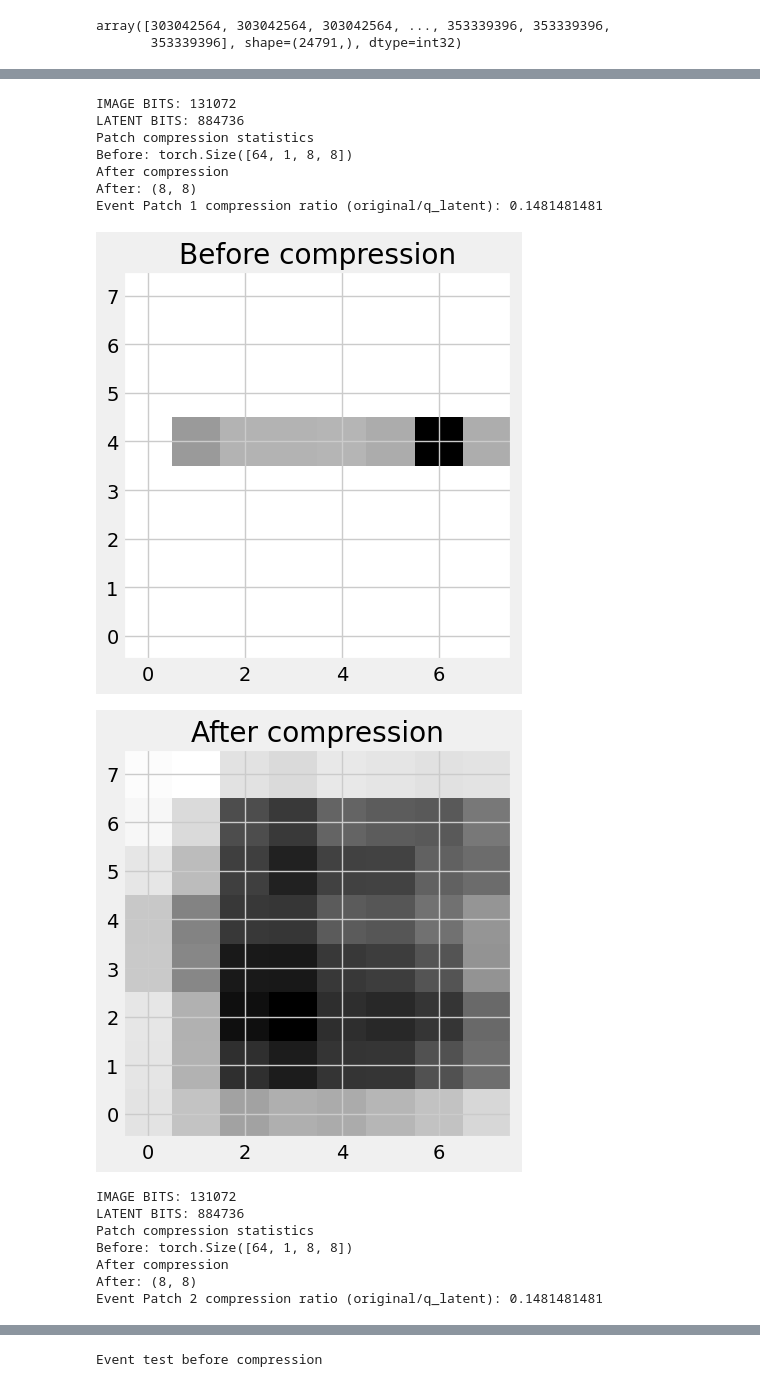
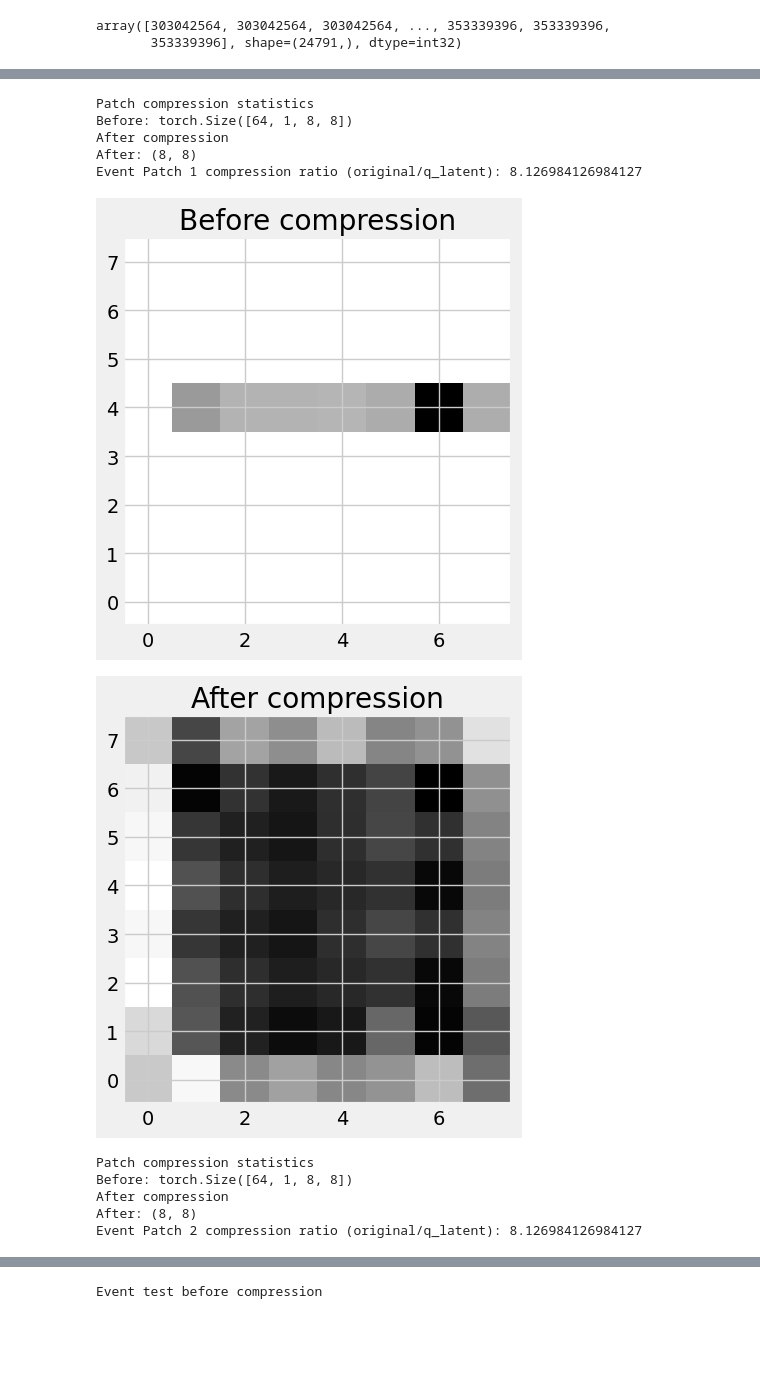
Before and after one commit to pauliusB20/vq-vae-experiments, a Jupyter notebook: cms_particle_hits/main.ipynb, the cells around one changed output, grey strips where cells are left out. Saved outputs shown, nothing was run; the diff lists cells and outputs as text; code cells hidden in the pictures; blank space fills up the shorter version.

Commit message:
[FIX] compression patch bit size

```diff
--- a/cms_particle_hits/main.ipynb
+++ b/cms_particle_hits/main.ipynb
@@ -149,7 +163,7 @@ num_epochs = 80
 channels = 1
 latent_dim = 12
 num_embeddings = 128  # Number of vectors in the codebook
-beta = 0.5 # Beta, the commitment loss weight for moving vectors closer to the cendroid
+beta = 0.75 # Beta, the commitment loss weight for moving vectors closer to the cendroid
 num_residual_hiddens = 3
 num_residual_layers = 2
 
@@ -366,7 +384,7 @@ class VQEmbedding(nn.Module):
             quantized,
             commitment_loss,
             perplexity,
-            encodings
+            encoding_indices
         )
 # %%
 class Residual(nn.Module):
@@ -661,6 +682,8 @@ X_test.shape
 torch.Size([1, 1, 8, 8])
 # %%
 model.eval()
+
+print("Compression quality measurements")
 
 with torch.no_grad():
     model = VQVAE(
@@ -682,4 +705,13 @@ with torch.no_grad():
     codebook_size = codebook.element_size() * codebook.numel()
 
     print(f"Codebook size: {len(used_codes)}")
+
+    X_test_bits = _get_bits_from_tensor(X_test)
+
+    compression_ratio = _get_compression_ratio(X_test, num_embeddings, encodings.numel())
+    print(f"Compression ratio: {compression_ratio}")
+
+    patch_bits = _get_patch_bits(num_embeddings, encodings.numel())
+    print(f"Tensor bits: {X_test_bits}")
+    print(f"Used patch bits: {patch_bits}")
 # %% [output]
@@ -770,11 +807,11 @@ for (i, event_test_loader) in enumerate(events_test_loaders):
                 recon_patch.squeeze(1)[0]
             )
 
-            compression_ratio = _get_compression_ratio(
-                image=event_patch,
-                latent=z_q,
-                precision=10
-            )
+            # compression_ratio = _get_compression_ratio(
+            #     a=event_patch,
+            #     b=z_q,
+            #     precision=10
+            # )
 
             print("Patch compression statistics")
             print(f"Before: {event_patch.shape}")
@@ -817,42 +854,38 @@ for (i, event_test_loader) in enumerate(events_test_loaders):
         event_patches_decompressed
     )
     decompressed_events.append(event_hits)
 
     print(f"Showing event_id = {event_hits.id_} statistics")
 
     event_codebooks_high = sum([perplexity > T_CODEBOOK for perplexity in perplexity_values])
     event_codebooks_low = sum([perplexity < T_CODEBOOK for perplexity in perplexity_values])
 
     print("-----------")
     print(f"Above limit: {T_CODEBOOK}, codebook count: {event_codebooks_high}")
     print(f"Lower limit: {T_CODEBOOK}, codebook count: {event_codebooks_low}")
 
     print(f"Showing decompressed vs original patches ssim:")
 
     identical_count = sum(list(map(lambda x: x > T_IDENTICAL, ssim_values)))
     similar_count = sum(list(map(lambda x: x > T_SIMILAR and x < T_IDENTICAL, ssim_values)))
     dissimilar_count = sum(list(map(lambda x: x < T_DISSIMILAR, ssim_values)))
 
     print("-----------")
     print(f"Identical patches: {identical_count}")
     print(f"Similar patches: {similar_count}")
     print(f"Dissimilar patches: {dissimilar_count}")
     print("-----------")
 # %% [output]
-IMAGE BITS: 131072
-LATENT BITS: 884736
 Patch compression statistics
 Before: torch.Size([64, 1, 8, 8])
 After compression
 After: (8, 8)
-Event Patch 1 compression ratio (original/q_latent): 0.1481481481
+Event Patch 1 compression ratio (original/q_latent): 8.126984126984127
 [figure]
-[figure, old version]
+[figure, new version]
-IMAGE BITS: 131072
-LATENT BITS: 884736
 Patch compression statistics
 Before: torch.Size([64, 1, 8, 8])
 After compression
 After: (8, 8)
-Event Patch 2 compression ratio (original/q_latent): 0.1481481481
+Event Patch 2 compression ratio (original/q_latent): 8.126984126984127
 [figure]
```
Also changed, not shown: parts of 11 cells of this notebook.
